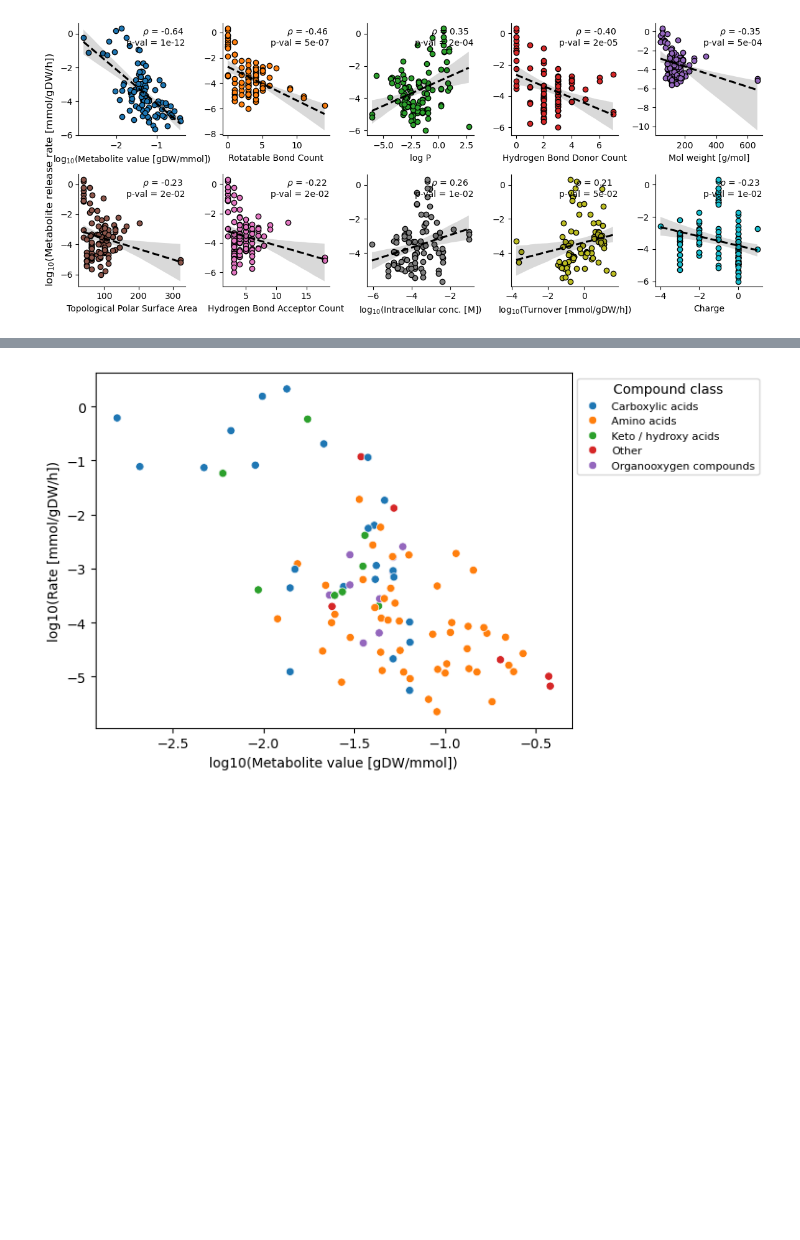
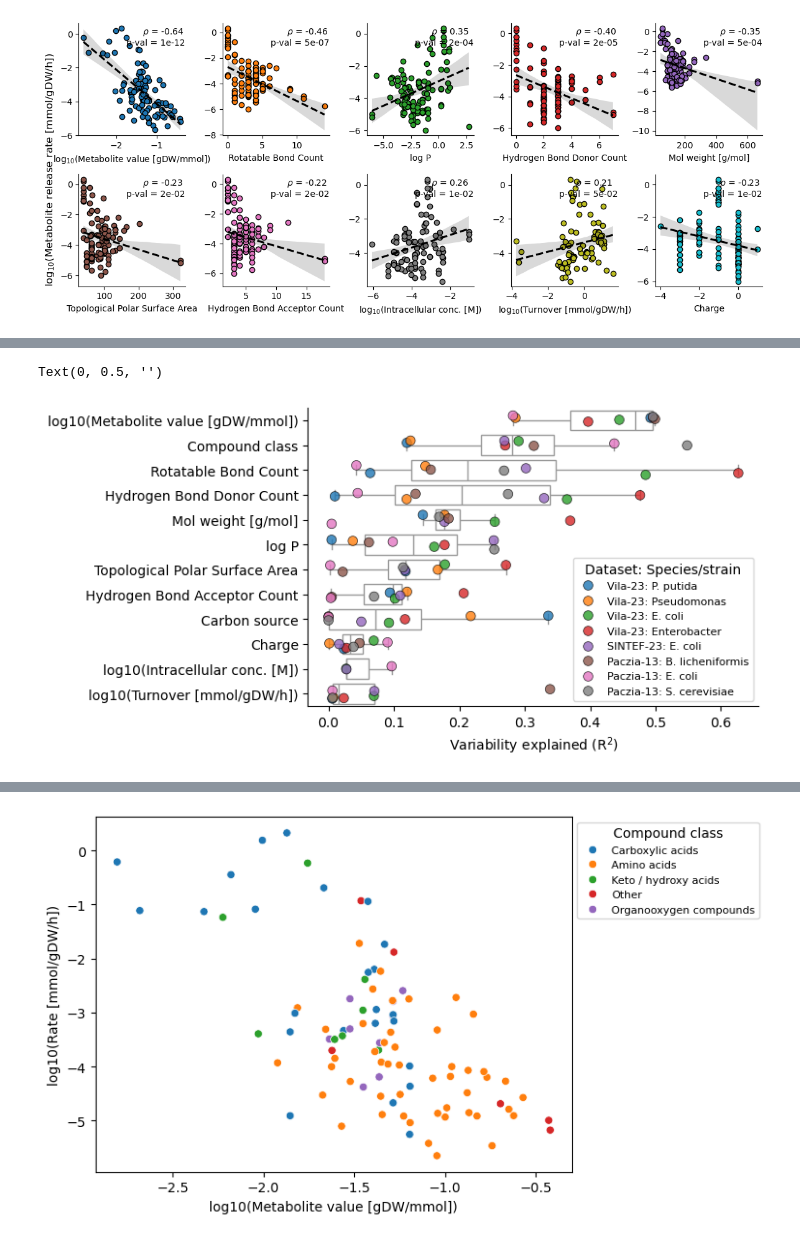
Before and after one commit to sulheim/metabolite-release, a Jupyter notebook: notebooks/1_release_rates/4_div/4D_make_figure_2.ipynb, the cells around one changed output, grey strips where cells are left out. Drawn from its saved outputs; the diff is of its cells as text; code cells hidden in the pictures; blank space fills up the shorter version.

```diff
--- a/notebooks/1_release_rates/4_div/4D_make_figure_2.ipynb
+++ b/notebooks/1_release_rates/4_div/4D_make_figure_2.ipynb
@@ -164,0 +261,28 @@ Charge
+# %%
+# Calculate the median of 'Variability explained' for each 'Parameter'
+median_order = big_df_r2.groupby('Parameter')['Variability explained'].median().sort_values(ascending=False)
+
+# Reorder the DataFrame based on the median order
+big_df_r2['Parameter'] = pd.Categorical(big_df_r2['Parameter'])
+
+# Create the plot
+fig, ax = plt.subplots(1, figsize=(6, 4))
+ax = sns.boxplot(data=big_df_r2, x='Variability explained', y='Parameter',
+                 color='w', fliersize=0, order=median_order.index)
+sns.stripplot(data=big_df_r2, x='Variability explained', y='Parameter', hue='level_0',
+              palette='tab10', legend=True, ax=ax, jitter=0.2, s=7, alpha=0.8, edgecolor='k', linewidth=0.5)
+
+# Format the y-axis labels
+# formatted_labels = [label.replace('log10', r'$\log_{10}$') for label in median_order.index]
+# ax.set_yticklabels(formatted_labels, fontsize=10)
+
+# Adjust legend
+sns.despine()
+ax.set_xlabel(r"Variability explained ($\rm{R^2}$)")
+
+sns.move_legend(ax, "lower right", bbox_to_anchor=(1, 0), title='Dataset: Species/strain', fontsize=8)
+plt.ylabel('')
+# plt.tight_layout()
+# %% [output]
+Text(0, 0.5, '')
+[figure, added]
```
Also changed, not shown: parts of 10 cells of this notebook.
